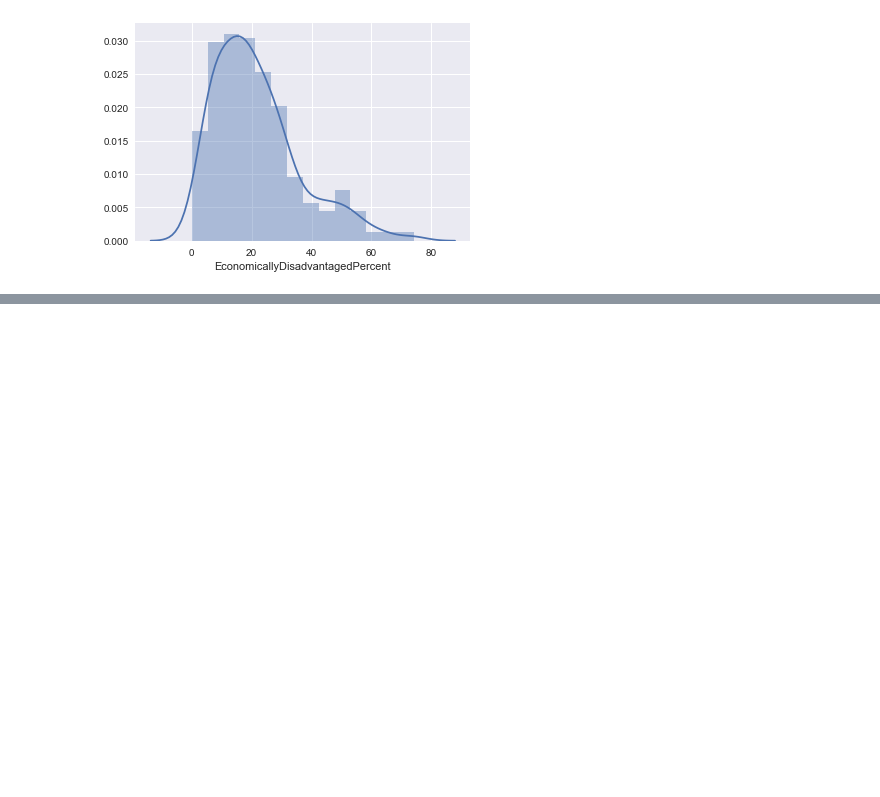
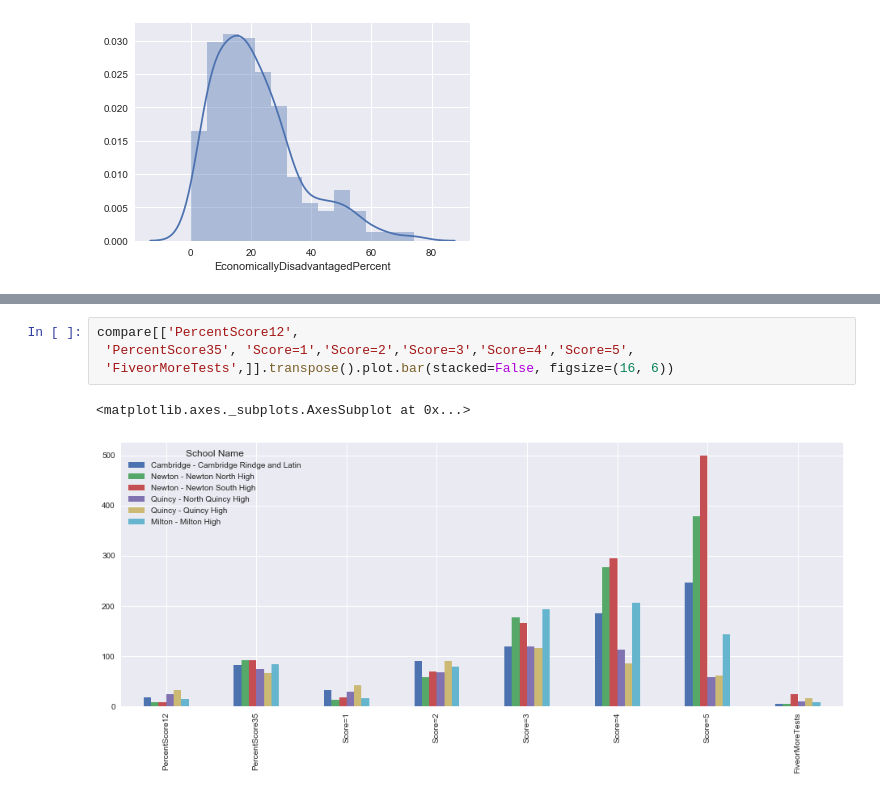
Before and after one commit to t1m0thy/datadad, a Jupyter notebook: SchoolDataMerge.ipynb, the cells around one changed output, grey strips where cells are left out. Drawn from its saved outputs; the diff is of its cells as text; blank space fills up the shorter version.

```diff
--- a/SchoolDataMerge.ipynb
+++ b/SchoolDataMerge.ipynb
@@ -198,0 +238,7 @@ sns.distplot(districts['EconomicallyDisadvantagedPercent'].dropna())
+# %%
+compare[['PercentScore12',
+ 'PercentScore35', 'Score=1','Score=2','Score=3','Score=4','Score=5',
+ 'FiveorMoreTests',]].transpose().plot.bar(stacked=False, figsize=(16, 6))
+# %% [output]
+<matplotlib.axes._subplots.AxesSubplot at 0x...>
+[figure, added]
```
Also changed, not shown: parts of 13 cells of this notebook, 39 other files.
